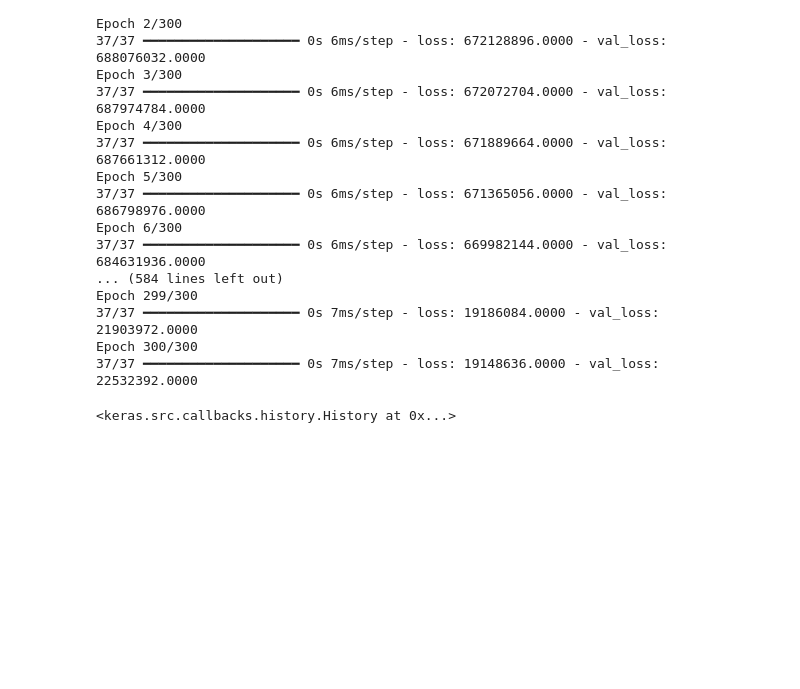
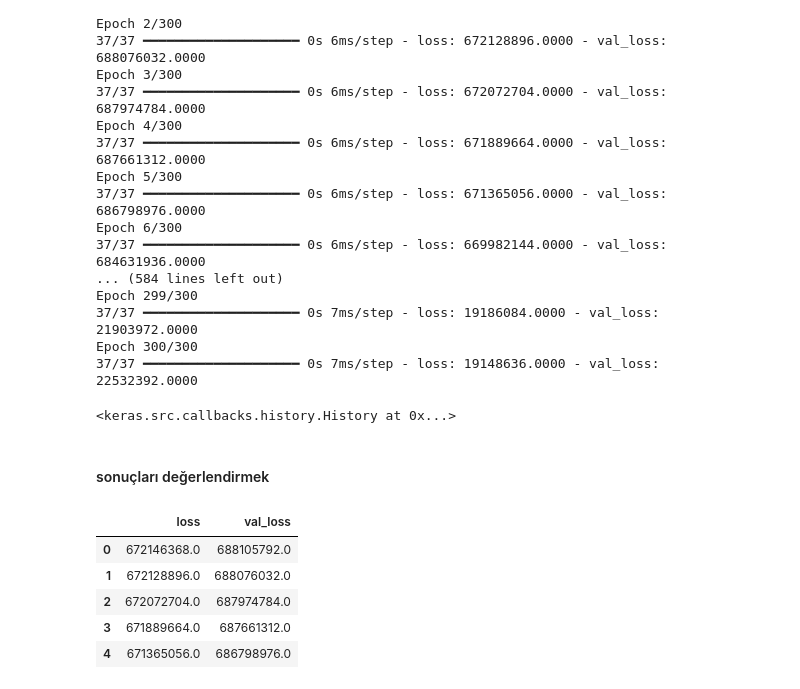
Before and after one commit to can-ozyasar/Veri-Bilimi-icin-Python-ve-tensorflow_BTK, a Jupyter notebook: Tensorflow/8.14_Araba Fiyat analizi/arabaAnalizi.ipynb, the cells around one changed output. Cells and saved outputs as stored; diff of their text form; code cells hidden in the pictures; blank space fills up the shorter version.

```diff
--- a/Tensorflow/8.14_Araba Fiyat analizi/arabaAnalizi.ipynb
+++ b/Tensorflow/8.14_Araba Fiyat analizi/arabaAnalizi.ipynb
@@ -358,3 +358,5 @@ Epoch 299/300
 Epoch 300/300
 37/37 ━━━━━━━━━━━━━━━━━━━━ 0s 7ms/step - loss: 19148636.0000 - val_loss: 22532392.0000
 <keras.src.callbacks.history.History at 0x...>
+# %% [markdown]
+#### sonuçları değerlendirmek
@@ -360,0 +365,9 @@ Epoch 300/300
+# %%
+kayipverisi.head()
+# %% [output]
+|  | loss | val_loss |
+| 0 | 672146368.0 | 688105792.0 |
+| 1 | 672128896.0 | 688076032.0 |
+| 2 | 672072704.0 | 687974784.0 |
+| 3 | 671889664.0 | 687661312.0 |
+| 4 | 671365056.0 | 686798976.0 |
```
Also changed, not shown: parts of 14 cells of this notebook.
